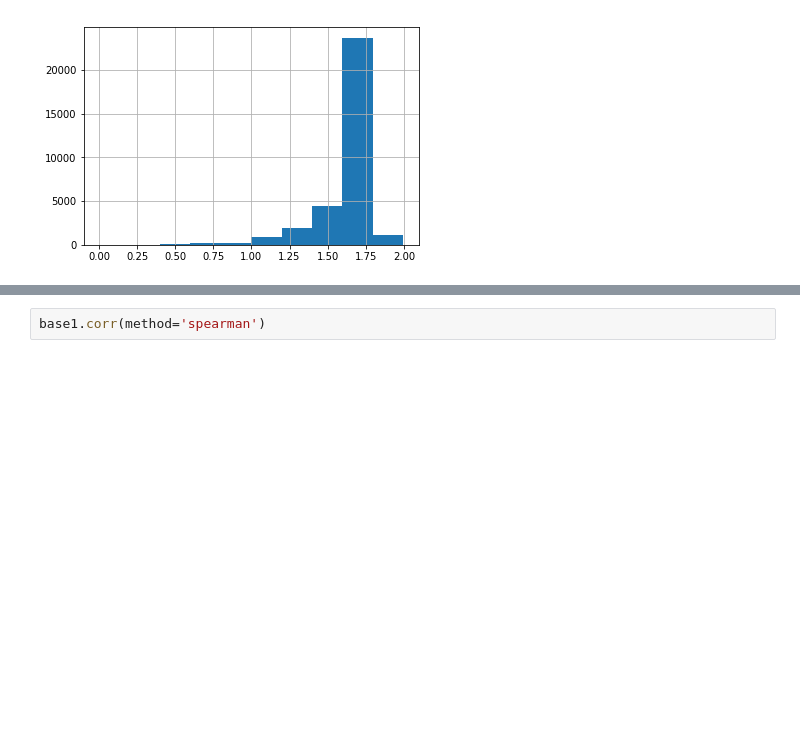
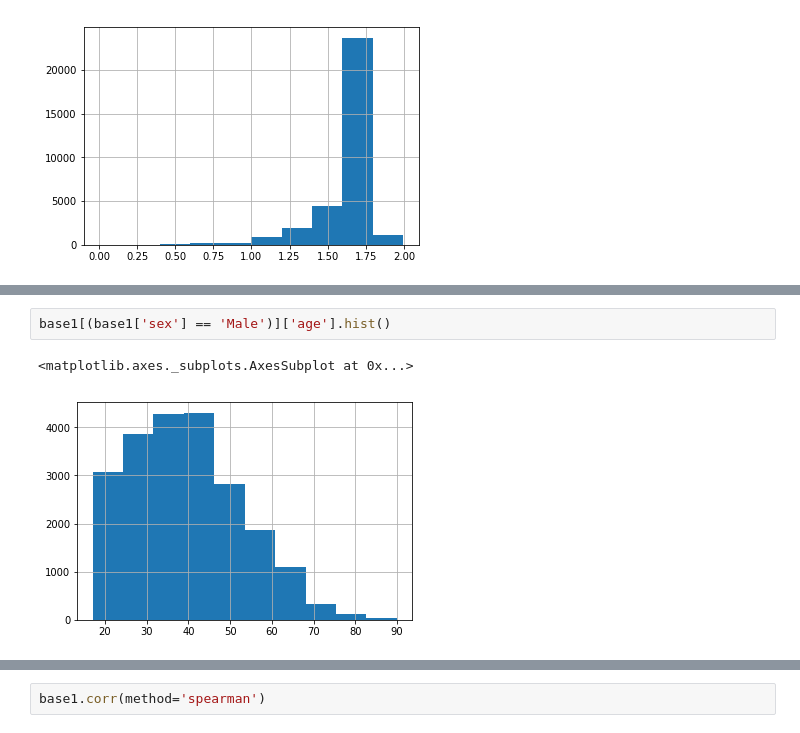
Before and after one commit to glm97/Gender-Inequality, a Jupyter notebook: gender-inequality.ipynb, the cells around one changed output, grey strips where cells are left out. Cells and saved outputs as stored; diff of their text form; blank space fills up the shorter version.

```diff
--- a/gender-inequality.ipynb
+++ b/gender-inequality.ipynb
@@ -341,0 +265,5 @@ O percentual de mulheres que recebem mais de 50K é 15.036347404667772
+# %%
+base1[(base1['sex'] == 'Male')]['age'].hist()
+# %% [output]
+<matplotlib.axes._subplots.AxesSubplot at 0x...>
+[figure, added]
```
Also changed, not shown: parts of 76 cells of this notebook, 1 other file.
